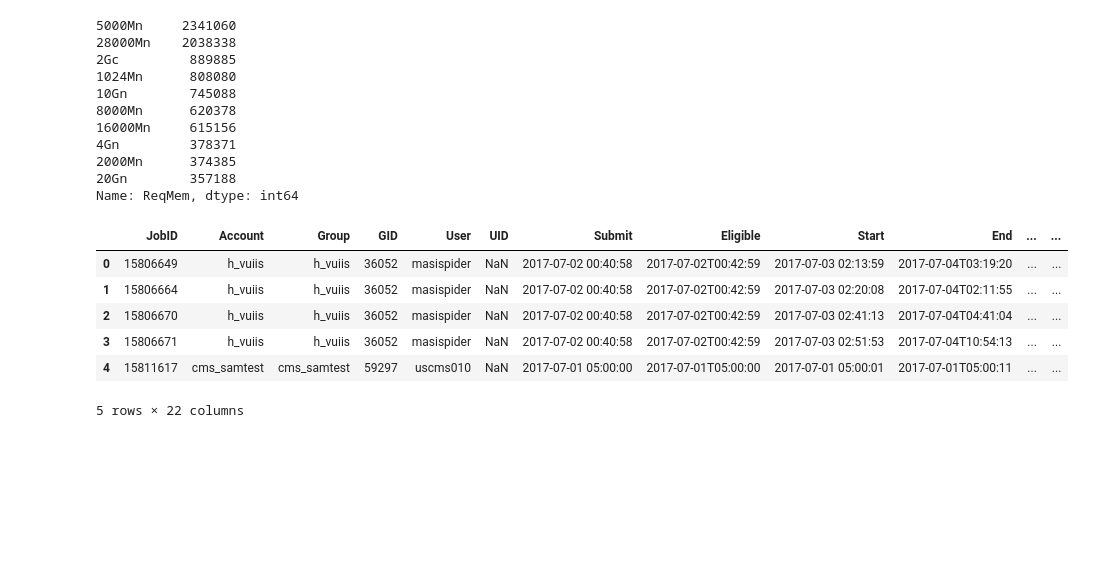
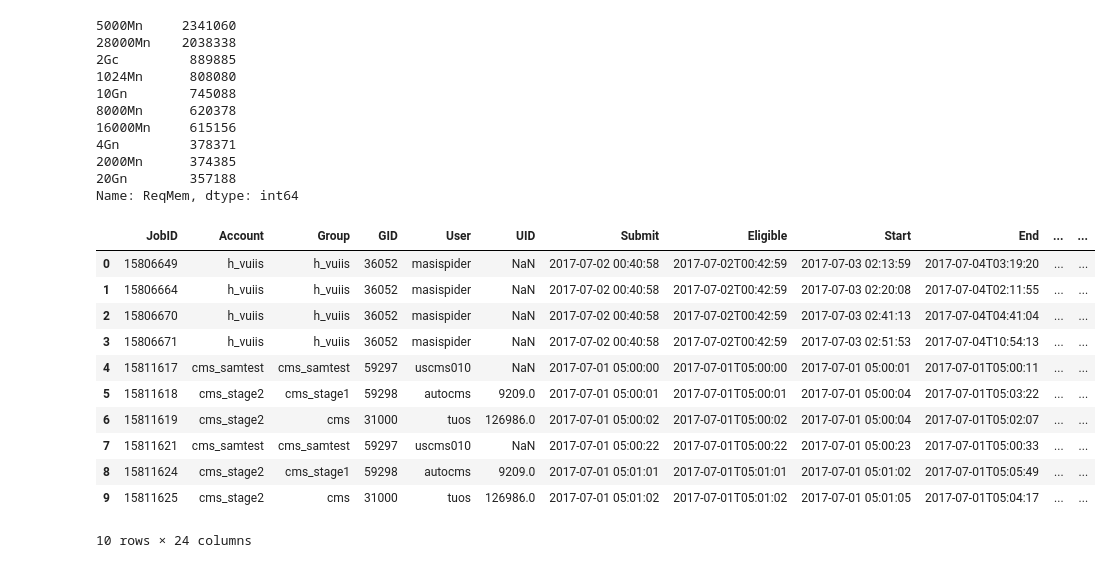
Before and after one commit to alexetalbott/data-question-2-accre-alex, a Jupyter notebook: accre_production.ipynb, the cells around one changed output. Drawn from its saved outputs; the diff is of its cells as text; code cells hidden in the pictures; blank space fills up the shorter version.

Commit message:
split Timelimit column into two

```diff
--- a/accre_production.ipynb
+++ b/accre_production.ipynb
@@ -224,15 +224,20 @@ accre_reduced_cols.ReqMem.value_counts(ascending=False).head(10)
 2000Mn      374385
 20Gn        357188
 Name: ReqMem, dtype: int64
-# %%
-accre_reduced_cols['Timelimit'] = accre_reduced_cols['Timelimit'].str.split('-', expand=True)
-# %%
-accre_reduced_cols.head()
-# %% [output]
-|  | JobID | Account | Group | GID | User | UID | Submit | Eligible | Start | End | ... | ... |
-| 0 | 15806649 | h_vuiis | h_vuiis | 36052 | masispider | NaN | 2017-07-02 00:40:58 | 2017-07-02T00:42:59 | 2017-07-03 02:13:59 | 2017-07-04T03:19:20 | ... | ... |
-| 1 | 15806664 | h_vuiis | h_vuiis | 36052 | masispider | NaN | 2017-07-02 00:40:58 | 2017-07-02T00:42:59 | 2017-07-03 02:20:08 | 2017-07-04T02:11:55 | ... | ... |
-| 2 | 15806670 | h_vuiis | h_vuiis | 36052 | masispider | NaN | 2017-07-02 00:40:58 | 2017-07-02T00:42:59 | 2017-07-03 02:41:13 | 2017-07-04T04:41:04 | ... | ... |
-| 3 | 15806671 | h_vuiis | h_vuiis | 36052 | masispider | NaN | 2017-07-02 00:40:58 | 2017-07-02T00:42:59 | 2017-07-03 02:51:53 | 2017-07-04T10:54:13 | ... | ... |
-| 4 | 15811617 | cms_samtest | cms_samtest | 59297 | uscms010 | NaN | 2017-07-01 05:00:00 | 2017-07-01T05:00:00 | 2017-07-01 05:00:01 | 2017-07-01T05:00:11 | ... | ... |
-5 rows × 22 columns
+# %%
+# split the Timelimit column into Request Days (ReqDays) and Request Hours (ReqHours)
+accre_reduced_cols[['ReqDays','ReqHours']] = accre_reduced_cols.Timelimit.str.split('-', expand=True)
+accre_reduced_cols.head(10)
+# %% [output]
+|  | JobID | Account | Group | GID | User | UID | Submit | Eligible | Start | End | ... | ... |
+| 0 | 15806649 | h_vuiis | h_vuiis | 36052 | masispider | NaN | 2017-07-02 00:40:58 | 2017-07-02T00:42:59 | 2017-07-03 02:13:59 | 2017-07-04T03:19:20 | ... | ... |
+| 1 | 15806664 | h_vuiis | h_vuiis | 36052 | masispider | NaN | 2017-07-02 00:40:58 | 2017-07-02T00:42:59 | 2017-07-03 02:20:08 | 2017-07-04T02:11:55 | ... | ... |
+| 2 | 15806670 | h_vuiis | h_vuiis | 36052 | masispider | NaN | 2017-07-02 00:40:58 | 2017-07-02T00:42:59 | 2017-07-03 02:41:13 | 2017-07-04T04:41:04 | ... | ... |
+| 3 | 15806671 | h_vuiis | h_vuiis | 36052 | masispider | NaN | 2017-07-02 00:40:58 | 2017-07-02T00:42:59 | 2017-07-03 02:51:53 | 2017-07-04T10:54:13 | ... | ... |
+| 4 | 15811617 | cms_samtest | cms_samtest | 59297 | uscms010 | NaN | 2017-07-01 05:00:00 | 2017-07-01T05:00:00 | 2017-07-01 05:00:01 | 2017-07-01T05:00:11 | ... | ... |
+| 5 | 15811618 | cms_stage2 | cms_stage1 | 59298 | autocms | 9209.0 | 2017-07-01 05:00:01 | 2017-07-01T05:00:01 | 2017-07-01 05:00:04 | 2017-07-01T05:03:22 | ... | ... |
+| 6 | 15811619 | cms_stage2 | cms | 31000 | tuos | 126986.0 | 2017-07-01 05:00:02 | 2017-07-01T05:00:02 | 2017-07-01 05:00:04 | 2017-07-01T05:02:07 | ... | ... |
+| 7 | 15811621 | cms_samtest | cms_samtest | 59297 | uscms010 | NaN | 2017-07-01 05:00:22 | 2017-07-01T05:00:22 | 2017-07-01 05:00:23 | 2017-07-01T05:00:33 | ... | ... |
+| 8 | 15811624 | cms_stage2 | cms_stage1 | 59298 | autocms | 9209.0 | 2017-07-01 05:01:01 | 2017-07-01T05:01:01 | 2017-07-01 05:01:02 | 2017-07-01T05:05:49 | ... | ... |
+| 9 | 15811625 | cms_stage2 | cms | 31000 | tuos | 126986.0 | 2017-07-01 05:01:02 | 2017-07-01T05:01:02 | 2017-07-01 05:01:05 | 2017-07-01T05:04:17 | ... | ... |
+10 rows × 24 columns
```
